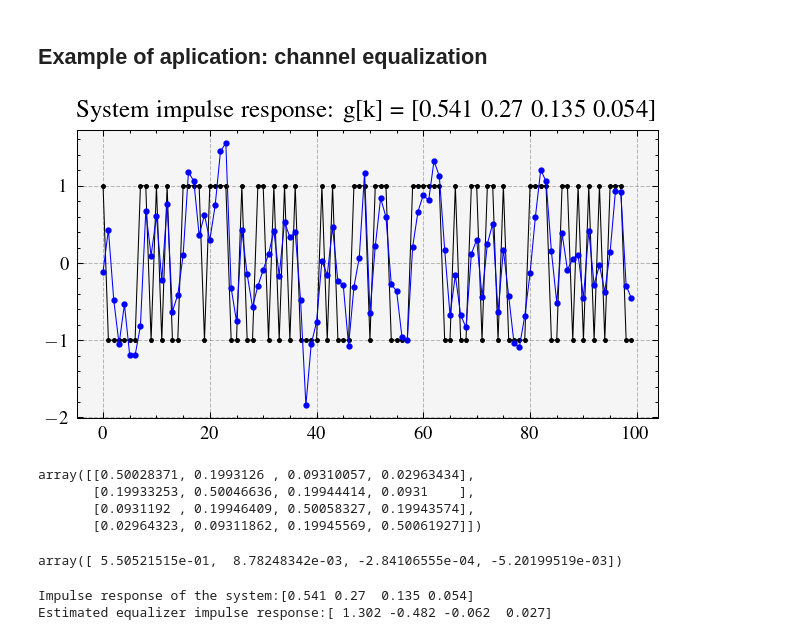
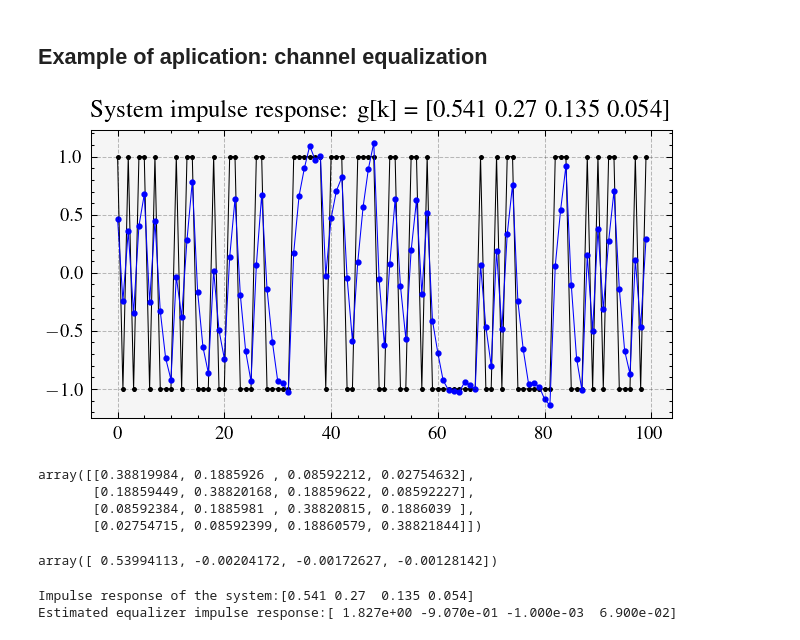
Before and after one commit to edsonportosilva/AdaptiveSignalProcessing, a Jupyter notebook: notebooks/4. Wiener filter.ipynb, the cells around one changed output. Drawn from its saved outputs; the diff is of its cells as text; code cells hidden in the pictures.

```diff
--- a/notebooks/4. Wiener filter.ipynb
+++ b/notebooks/4. Wiener filter.ipynb
@@ -187,43 +187,43 @@ Estimated impulse response of the system :[0.541 0.27  0.135 0.054]
 # %% [markdown]
 ## Example of aplication: channel equalization
 # %%
-nsamples = 10000
-σ2 = 0.10 # noise variance
+nsamples = 100000
+σ2 = 0.0025 # noise variance
 
 # Define input signal to the system
 x = 2*np.random.randint(0, 2, nsamples)-1
 
 # Define impulse response of the system
 g = np.array([1, 0.5, 0.25, 0.1])
 g = g/np.sum(g)
 
 # Convolve input signal with system's impulse response
 y = np.convolve(x, g,'same')
 y = np.roll(y, 1) # remove input-output delay
 
 # Generate noise and add noise to the systens output
 n = np.random.normal(0, np.sqrt(σ2), nsamples)
 y += n
 
 plt.plot(x[0:100],'-*k', label='system input')
 plt.plot(y[0:100],'-ob', label='system output');
 plt.title(f'System impulse response: g[k] = {g.round(3)}');
 plt.grid()
 # %% [output]
-[figure, old version]
+[figure, new version]
 # %%
 R = estimate_correlation_matrix(y, 4)
 R
 # %% [output]
-array([[0.50028371, 0.1993126 , 0.09310057, 0.02963434],
-       [0.19933253, 0.50046636, 0.19944414, 0.0931    ],
-       [0.0931192 , 0.19946409, 0.50058327, 0.19943574],
-       [0.02964323, 0.09311862, 0.19945569, 0.50061927]])
+array([[0.38819984, 0.1885926 , 0.08592212, 0.02754632],
+       [0.18859449, 0.38820168, 0.18859622, 0.08592227],
+       [0.08592384, 0.1885981 , 0.38820815, 0.1886039 ],
+       [0.02754715, 0.08592399, 0.18860579, 0.38821844]])
 # %%
 p = estimate_cross_correlation(y, x, 4)
 p
 # %% [output]
-array([ 5.50521515e-01,  8.78248342e-03, -2.84106555e-04, -5.20199519e-03])
+array([ 0.53994113, -0.00204172, -0.00172627, -0.00128142])
 # %%
 h_opt = np.linalg.inv(R)@p
 
@@ -231,4 +231,4 @@ print(f'Impulse response of the system:{g.round(3)}')
 print(f'Estimated equalizer impulse response:{h_opt.round(3)}')
 # %% [output]
 Impulse response of the system:[0.541 0.27  0.135 0.054]
-Estimated equalizer impulse response:[ 1.302 -0.482 -0.062  0.027]
+Estimated equalizer impulse response:[ 1.827e+00 -9.070e-01 -1.000e-03  6.900e-02]
```
Also changed, not shown: parts of 2 cells of this notebook.
